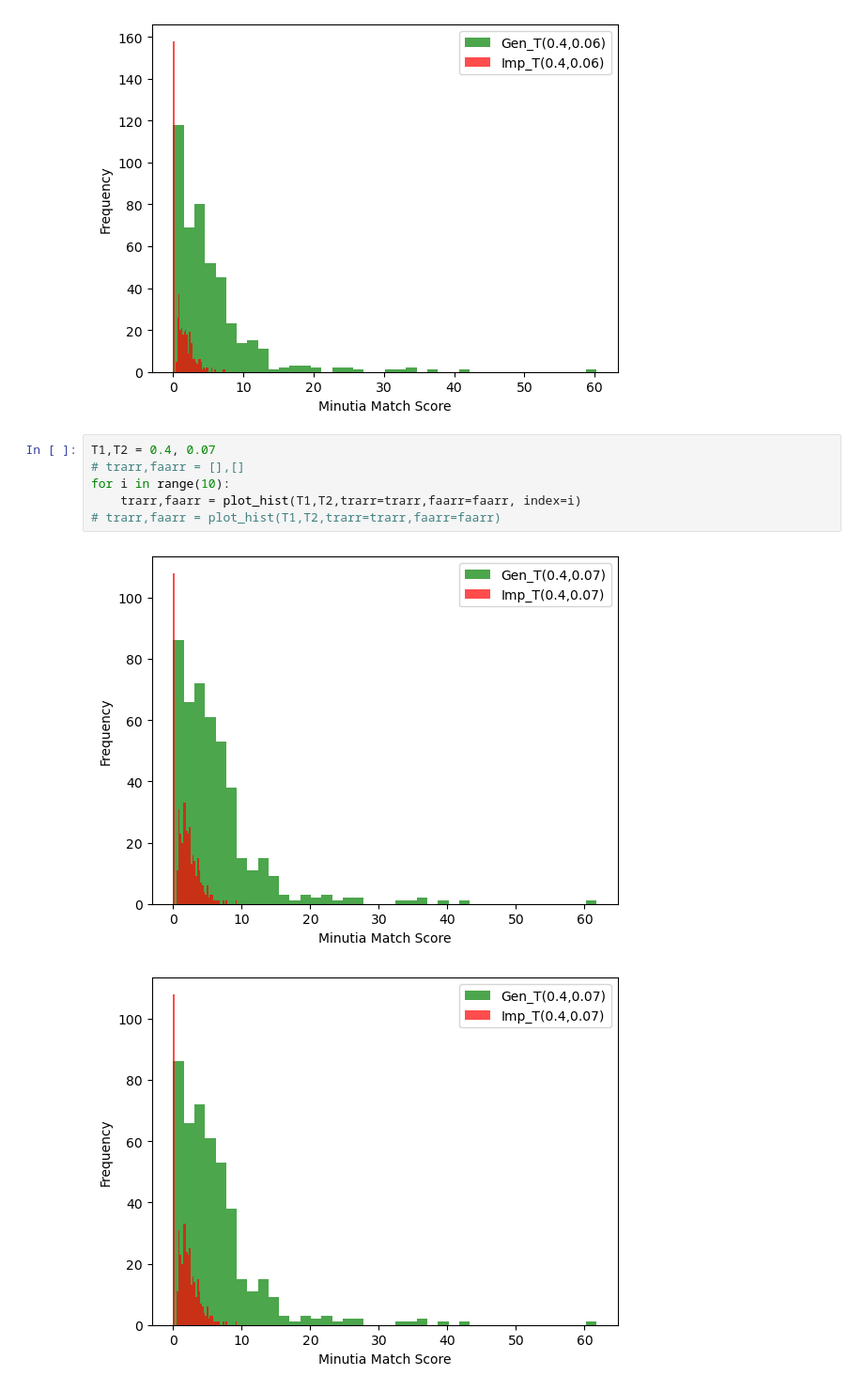
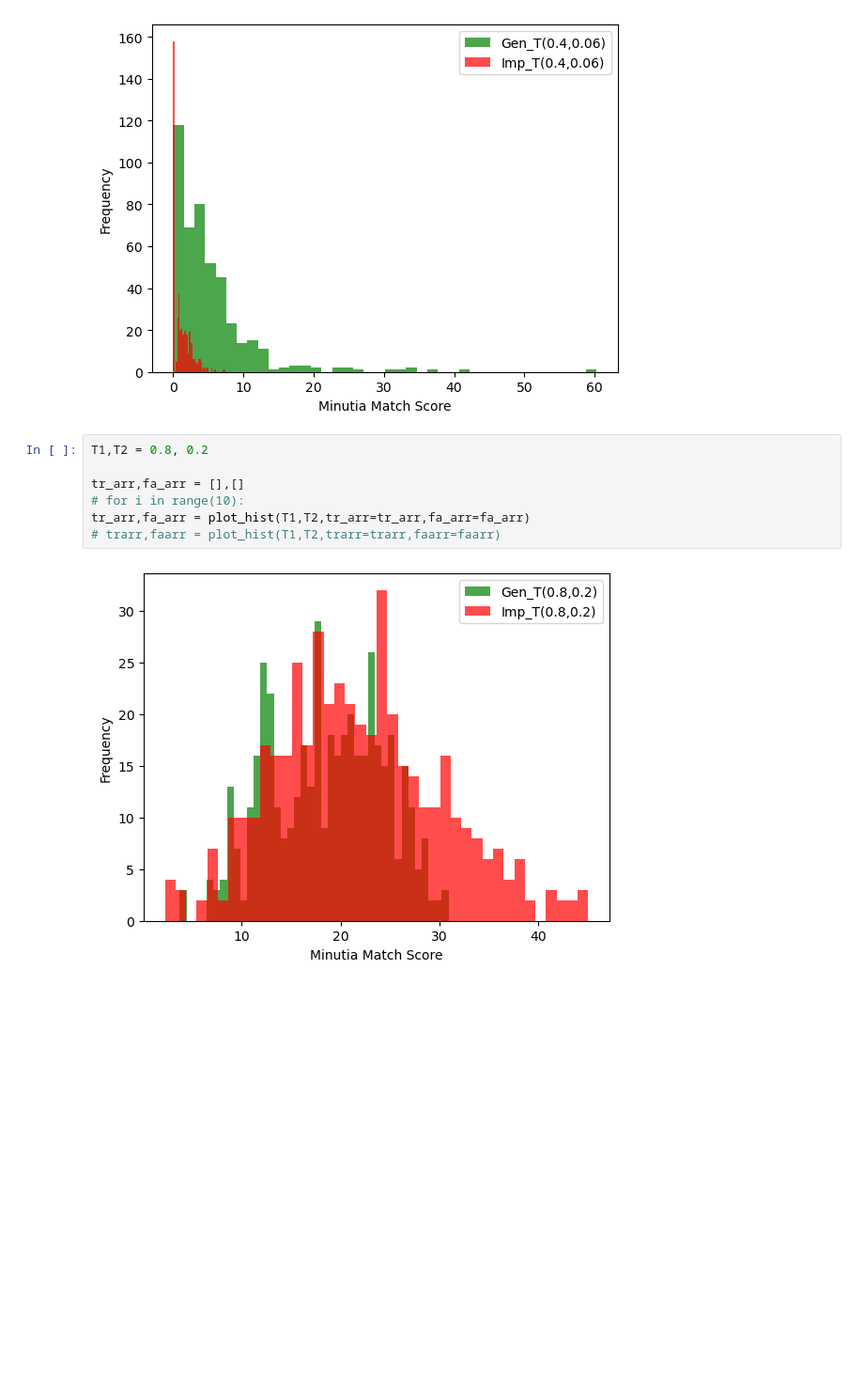
Before and after one commit to nishkalprakash/2024_03_CIPR_NP-Code, a Jupyter notebook: plot.ipynb, the cells around one changed output. Shown: that part at 94% size. Drawn from its saved outputs; the diff is of its cells as text; blank space fills up the shorter version.

```diff
--- a/plot.ipynb
+++ b/plot.ipynb
@@ -187,11 +189,11 @@ trarr,faarr = plot_hist(T1,T2,trarr=trarr,faarr=faarr)
 # %% [output]
 [figure]
 # %%
-T1,T2 = 0.4, 0.07
-# trarr,faarr = [],[]
-for i in range(10):
-    trarr,faarr = plot_hist(T1,T2,trarr=trarr,faarr=faarr, index=i)
+T1,T2 = 0.8, 0.2
+
+tr_arr,fa_arr = [],[]
+# for i in range(10):
+tr_arr,fa_arr = plot_hist(T1,T2,tr_arr=tr_arr,fa_arr=fa_arr)
 # trarr,faarr = plot_hist(T1,T2,trarr=trarr,faarr=faarr)
 # %% [output]
-[figure, old version]
+[figure, new version]
-[figure, removed]
```
Also changed, not shown: parts of 4 cells of this notebook, 17 other files.
